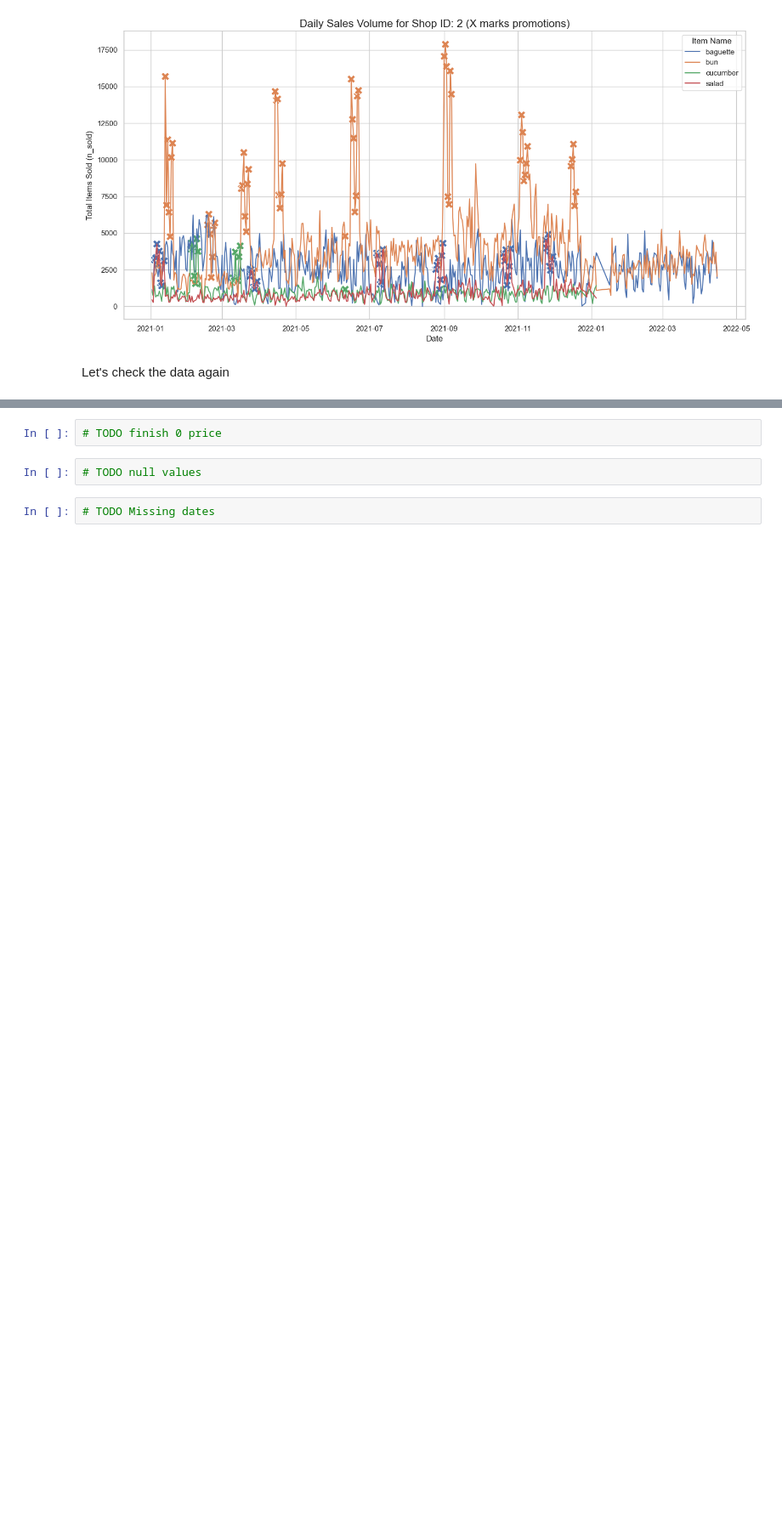
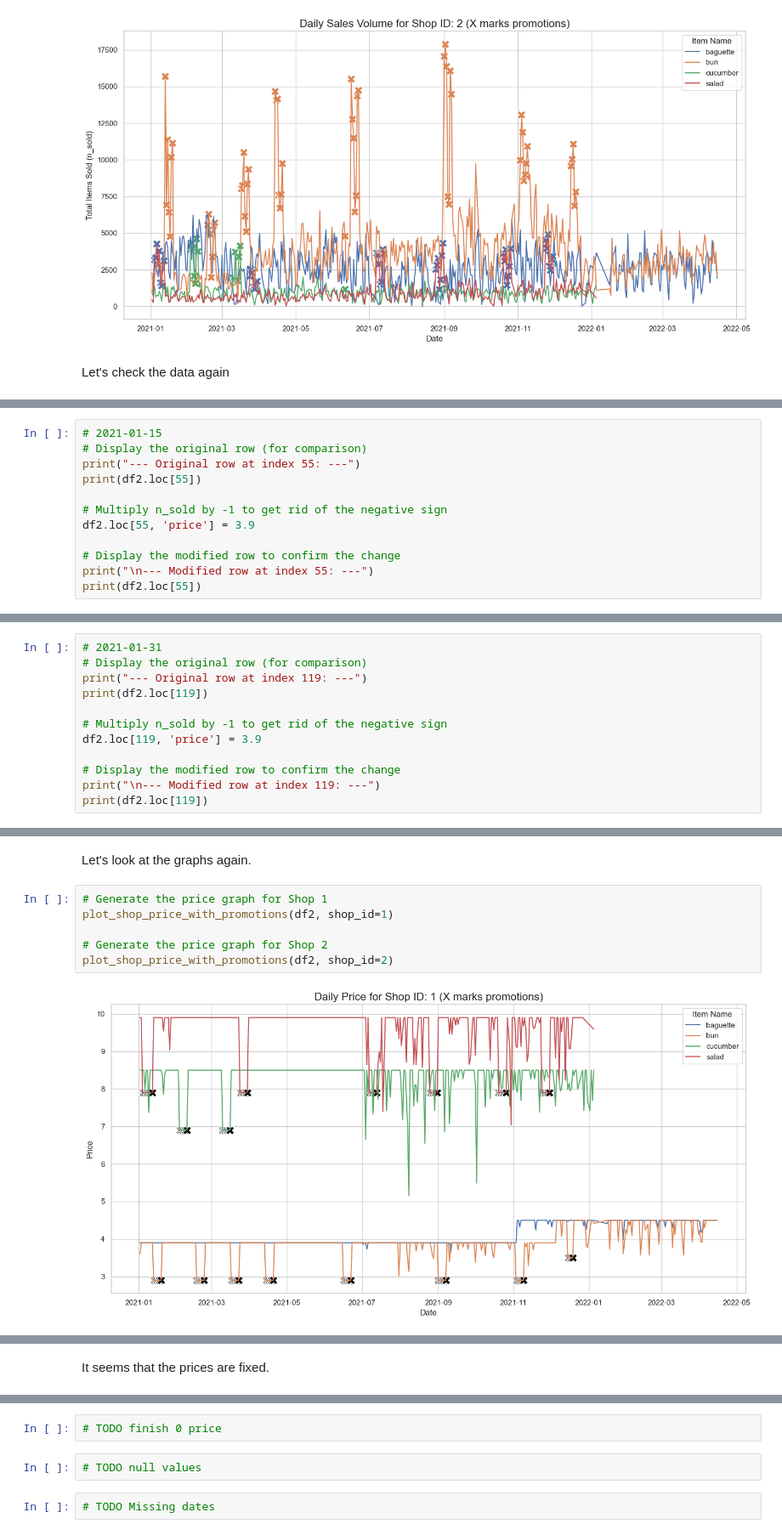
Before and after one commit to JaroslavMr/albert_forecast, a Jupyter notebook: forecast.ipynb, the cells around one changed output, grey strips where cells are left out. Shown at 85% size. Drawn from its saved outputs; the diff is of its cells as text; blank space fills up the shorter version.

```diff
--- a/forecast.ipynb
+++ b/forecast.ipynb
@@ -345,0 +453,12 @@ Show all cases where price is lower than 2
+# %%
+# 2021-01-15
+# Display the original row (for comparison)
+print("--- Original row at index 55: ---")
+print(df2.loc[55])
+
+# Multiply n_sold by -1 to get rid of the negative sign
+df2.loc[55, 'price'] = 3.9
+
+# Display the modified row to confirm the change
+print("\n--- Modified row at index 55: ---")
+print(df2.loc[55])
@@ -345,0 +485,12 @@ Show all cases where price is lower than 2
+# %%
+# 2021-01-31
+# Display the original row (for comparison)
+print("--- Original row at index 119: ---")
+print(df2.loc[119])
+
+# Multiply n_sold by -1 to get rid of the negative sign
+df2.loc[119, 'price'] = 3.9
+
+# Display the modified row to confirm the change
+print("\n--- Modified row at index 119: ---")
+print(df2.loc[119])
@@ -345,0 +517,10 @@ Show all cases where price is lower than 2
+# %% [markdown]
+Let's look at the graphs again.
+# %%
+# Generate the price graph for Shop 1
+plot_shop_price_with_promotions(df2, shop_id=1)
+
+# Generate the price graph for Shop 2
+plot_shop_price_with_promotions(df2, shop_id=2)
+# %% [output]
+[figure, added]
@@ -345,0 +528,2 @@ Show all cases where price is lower than 2
+# %% [markdown]
+It seems that the prices are fixed.
```
Also changed, not shown: parts of 32 cells of this notebook.
